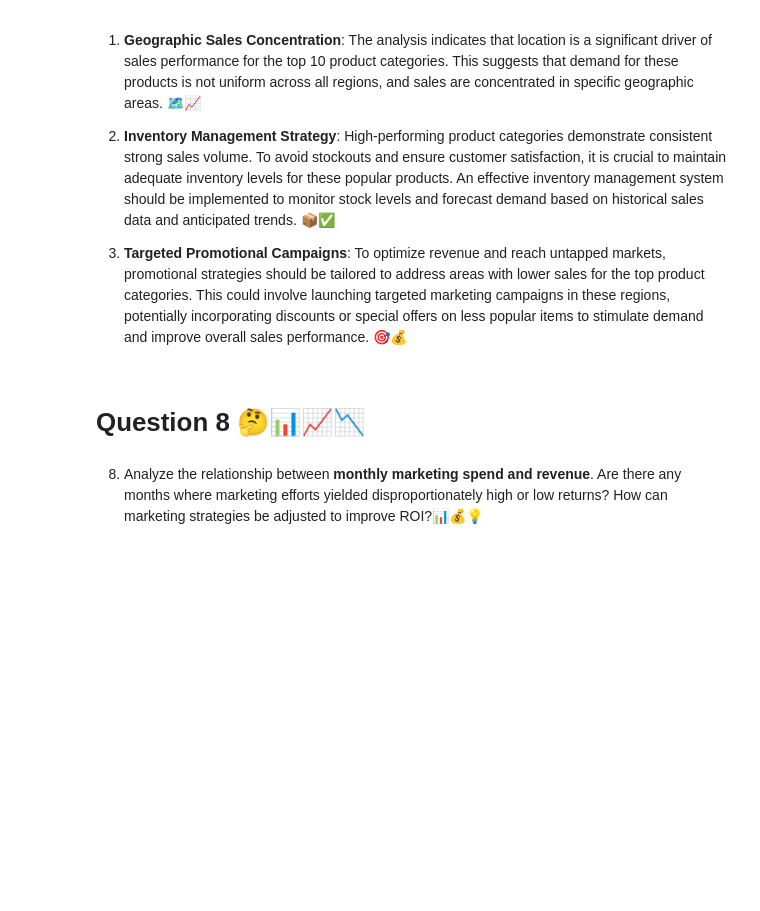
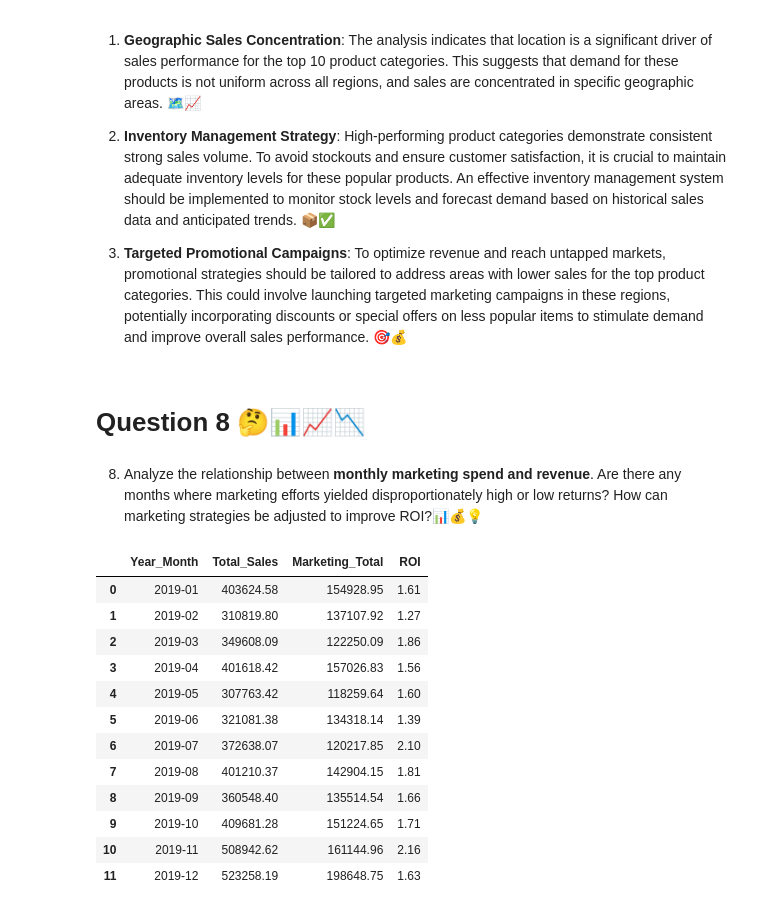
Before and after one commit to Smita569/E-commerce_Marketing_and_sales, a Jupyter notebook: E_commerce_Marketing_and_sales_Business_Case.ipynb, the cells around one changed output. Saved outputs shown, nothing was run; the diff lists cells and outputs as text; code cells hidden in the pictures; blank space fills up the shorter version.

```diff
--- a/E_commerce_Marketing_and_sales_Business_Case.ipynb
+++ b/E_commerce_Marketing_and_sales_Business_Case.ipynb
@@ -544,3 +544,38 @@ plt.show()
 # Question 8 🤔📊📈📉
 # %% [markdown]
 8. Analyze the relationship between **monthly marketing spend and revenue**. Are there any months where marketing efforts yielded disproportionately high or low returns? How can marketing strategies be adjusted to improve ROI?📊💰💡
+# %%
+# Calculate total monthly sales from the 'df_sales_with_first_purchase' DataFrame.
+# This groups the data by 'Year_Month' and sums the 'Total_Sales' for each month.
+df_monthly_sales=df_sales_with_first_purchase.groupby(['Year_Month'])['Total_Sales'].sum().reset_index()
+# Convert the 'Date' column in the 'df_marketingSpend' DataFrame to datetime objects
+# and then extract the year and month, storing it in a new 'Year_Month' column.
+df_marketingSpend['Year_Month']=pd.to_datetime(df_marketingSpend['Date']).dt.to_period('M')
+# Calculate the total marketing spend for each month by summing 'Online_Spend' and 'Offline_Spend'.
+# Store the result in a new column called 'Marketing_Total'.
+df_marketingSpend['Marketing_Total']=df_marketingSpend['Online_Spend']+df_marketingSpend['Offline_Spend']
+# Calculate the total monthly marketing spend by grouping the 'df_marketingSpend' DataFrame
+# by 'Year_Month' and summing the 'Marketing_Total' for each month.
+df_monthly_marketingsales=df_marketingSpend.groupby('Year_Month')['Marketing_Total'].sum().reset_index()
+# Merge the monthly sales and monthly marketing spend DataFrames based on the 'Year_Month' column.
+# This combines the sales and marketing spend data for each month into a single DataFrame.
+df_merged_sales_marketingsales=pd.merge(df_monthly_sales,df_monthly_marketingsales,on='Year_Month')
+# Calculate the Return on Investment (ROI) for each month.
+# ROI is calculated as (Total Sales - Marketing Total) / Marketing Total.
+# The result is rounded to two decimal places and stored in a new 'ROI' column
+df_merged_sales_marketingsales['ROI']=round(((df_merged_sales_marketingsales['Total_Sales']-df_merged_sales_marketingsales['Marketing_Total'])/df_merged_sales_marketingsales['Marketing_Total']),2)
+df_merged_sales_marketingsales
+# %% [output]
+|  | Year_Month | Total_Sales | Marketing_Total | ROI |
+| 0 | 2019-01 | 403624.58 | 154928.95 | 1.61 |
+| 1 | 2019-02 | 310819.80 | 137107.92 | 1.27 |
+| 2 | 2019-03 | 349608.09 | 122250.09 | 1.86 |
+| 3 | 2019-04 | 401618.42 | 157026.83 | 1.56 |
+| 4 | 2019-05 | 307763.42 | 118259.64 | 1.60 |
+| 5 | 2019-06 | 321081.38 | 134318.14 | 1.39 |
+| 6 | 2019-07 | 372638.07 | 120217.85 | 2.10 |
+| 7 | 2019-08 | 401210.37 | 142904.15 | 1.81 |
+| 8 | 2019-09 | 360548.40 | 135514.54 | 1.66 |
+| 9 | 2019-10 | 409681.28 | 151224.65 | 1.71 |
+| 10 | 2019-11 | 508942.62 | 161144.96 | 2.16 |
+| 11 | 2019-12 | 523258.19 | 198648.75 | 1.63 |
```
Also changed, not shown: parts of 3 cells of this notebook.
